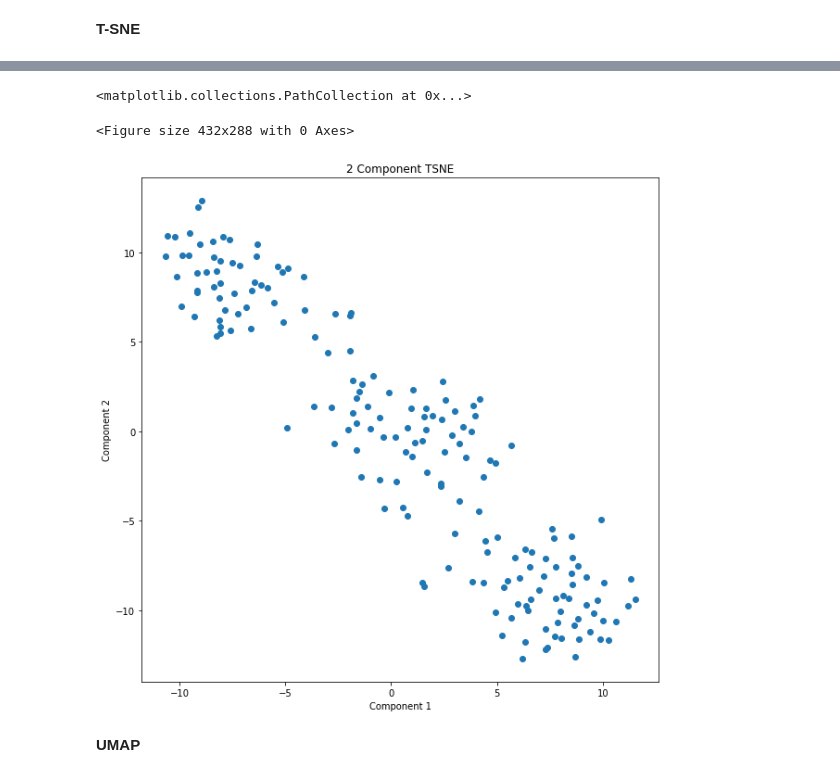
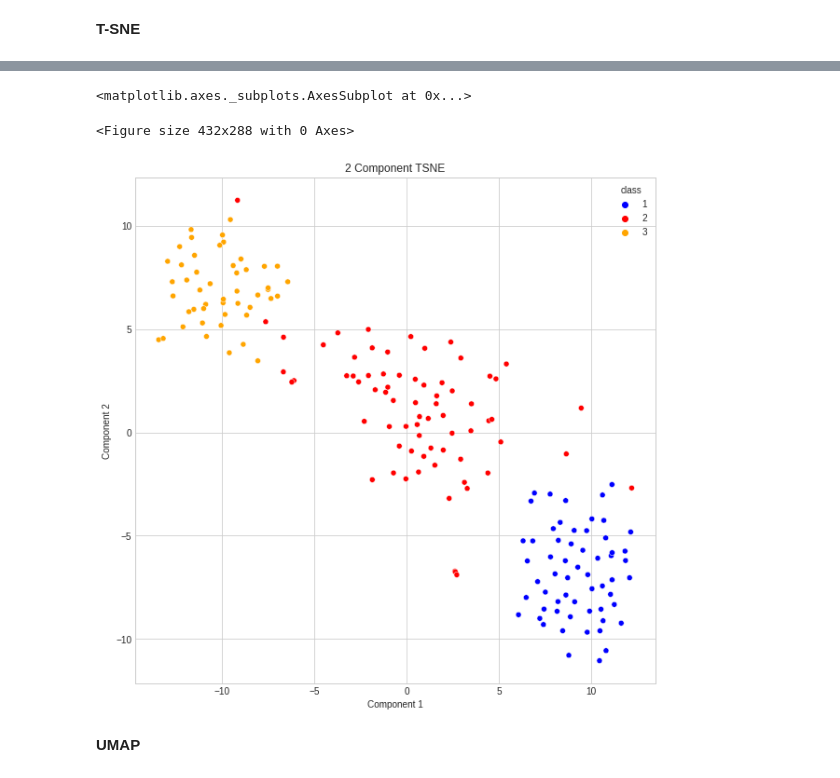
Before and after one commit to jithesh9539/Dimensionality_Reduction_Technique, a Jupyter notebook: Dimensionality_Reduction_Tabular_Dataset.ipynb, the cells around one changed output, grey strips where cells are left out. Saved outputs shown, nothing was run; the diff lists cells and outputs as text; code cells hidden in the pictures.

```diff
--- a/Dimensionality_Reduction_Tabular_Dataset.ipynb
+++ b/Dimensionality_Reduction_Tabular_Dataset.ipynb
@@ -368,14 +380,14 @@ tsne_comp2=tsne_set['Component2']
 # %%
 plt.figure()
 plt.figure(figsize=(10,10))
 plt.xlabel('Component 1')
 plt.ylabel('Component 2')
 plt.title('2 Component TSNE')
-plt.scatter(tsne_comp1, tsne_comp2)
+sns.scatterplot(x=tsne_transform[:,0], y=tsne_transform[:,1],hue=df["class"],palette=["blue","red","orange"])
 # %% [output]
-<matplotlib.collections.PathCollection at 0x...>
+<matplotlib.axes._subplots.AxesSubplot at 0x...>
 <Figure size 432x288 with 0 Axes>
-[figure, old version]
+[figure, new version]
 # %% [markdown]
 **UMAP**
 # %%
```
Also changed, not shown: parts of 13 cells of this notebook.
